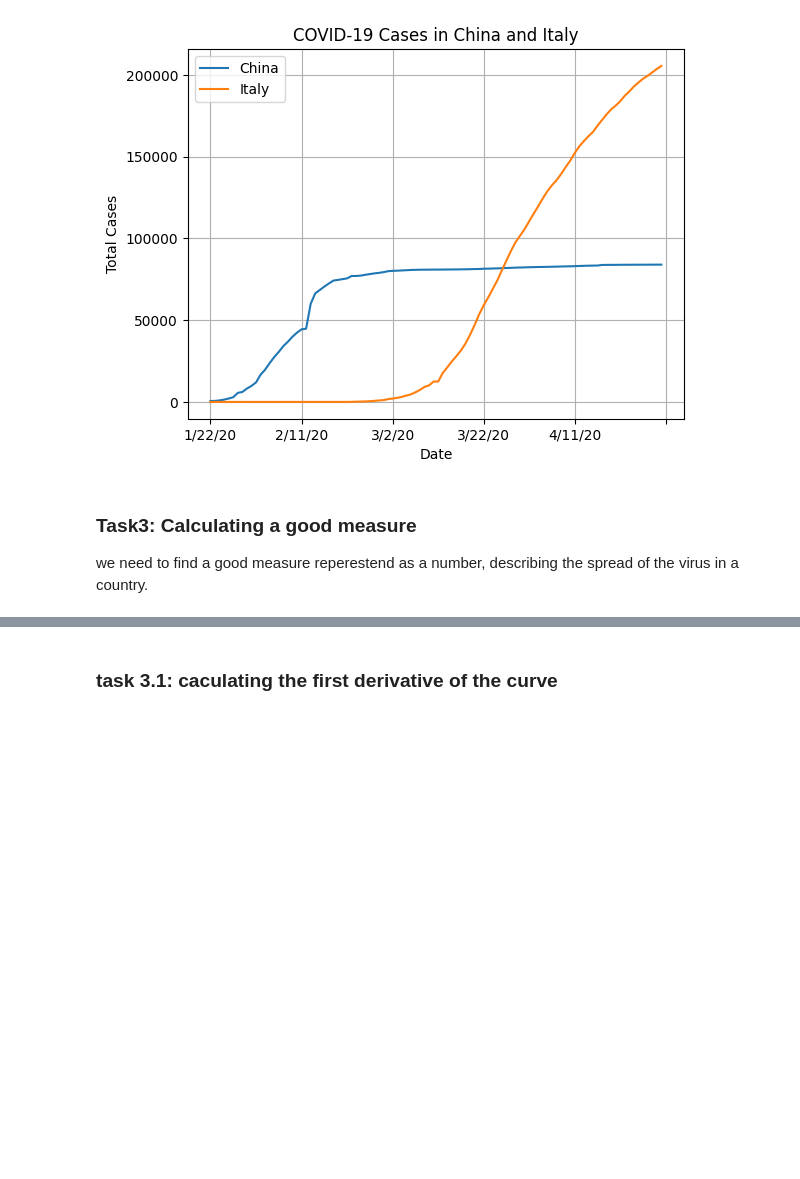
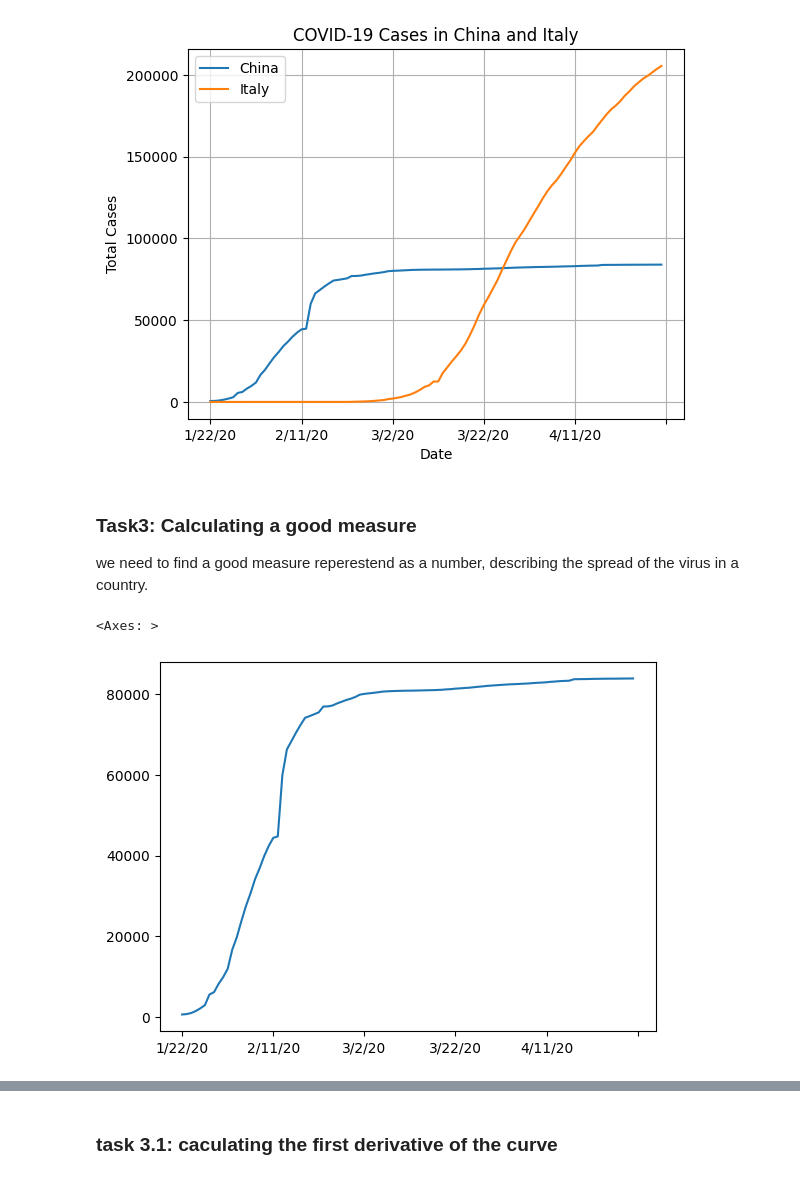
Before and after one commit to rasikasrimal/covid-19-data-analysis-using-python, a Jupyter notebook: covid19 data analysis notebook.ipynb, the cells around one changed output, grey strips where cells are left out. Drawn from its saved outputs; the diff is of its cells as text; code cells hidden in the pictures; blank space fills up the shorter version.

```diff
--- a/covid19 data analysis notebook.ipynb
+++ b/covid19 data analysis notebook.ipynb
@@ -97,5 +97,8 @@ plt.show()
 ### Task3: Calculating a good measure
 we need to find a good measure reperestend as a number, describing the spread of the virus in a country.
 # %%
-corona_dataset_aggregated.loc['China'].plot()
+corona_dataset_aggregated.loc['China'][1:].plot()
+# %% [output]
+<Axes: >
+[figure, added]
 # %%
```
Also changed, not shown: parts of 4 cells of this notebook.
